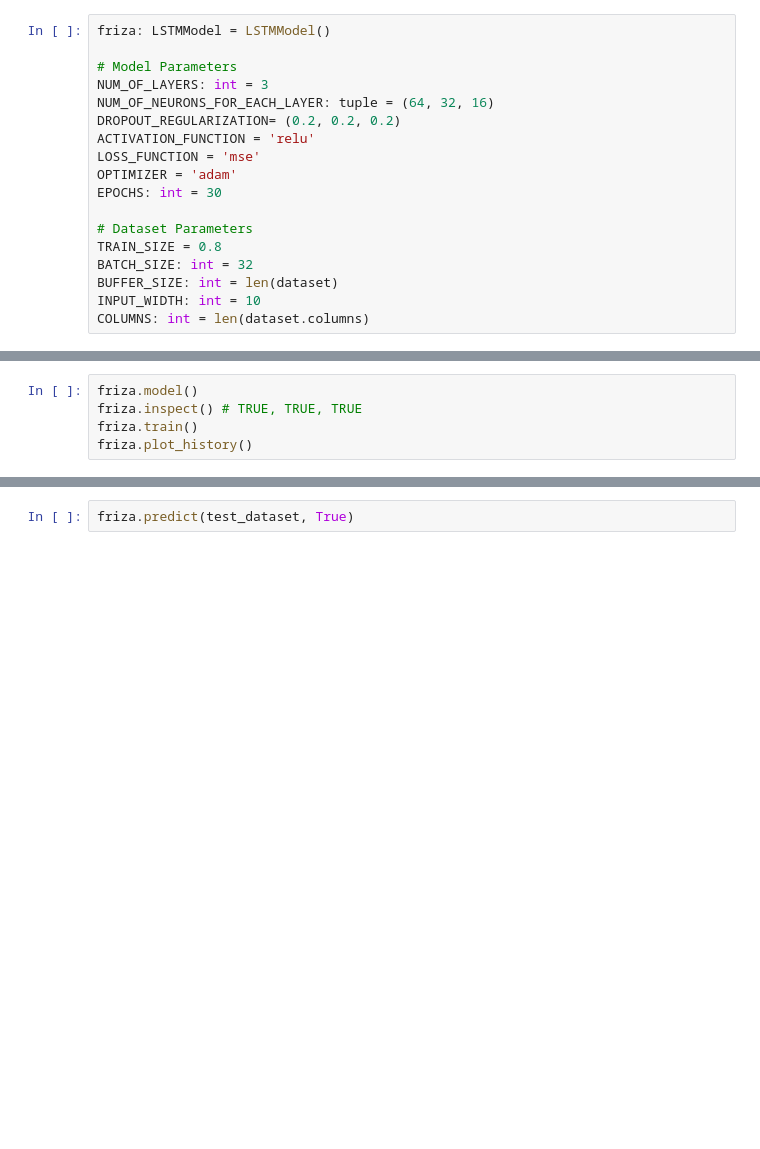
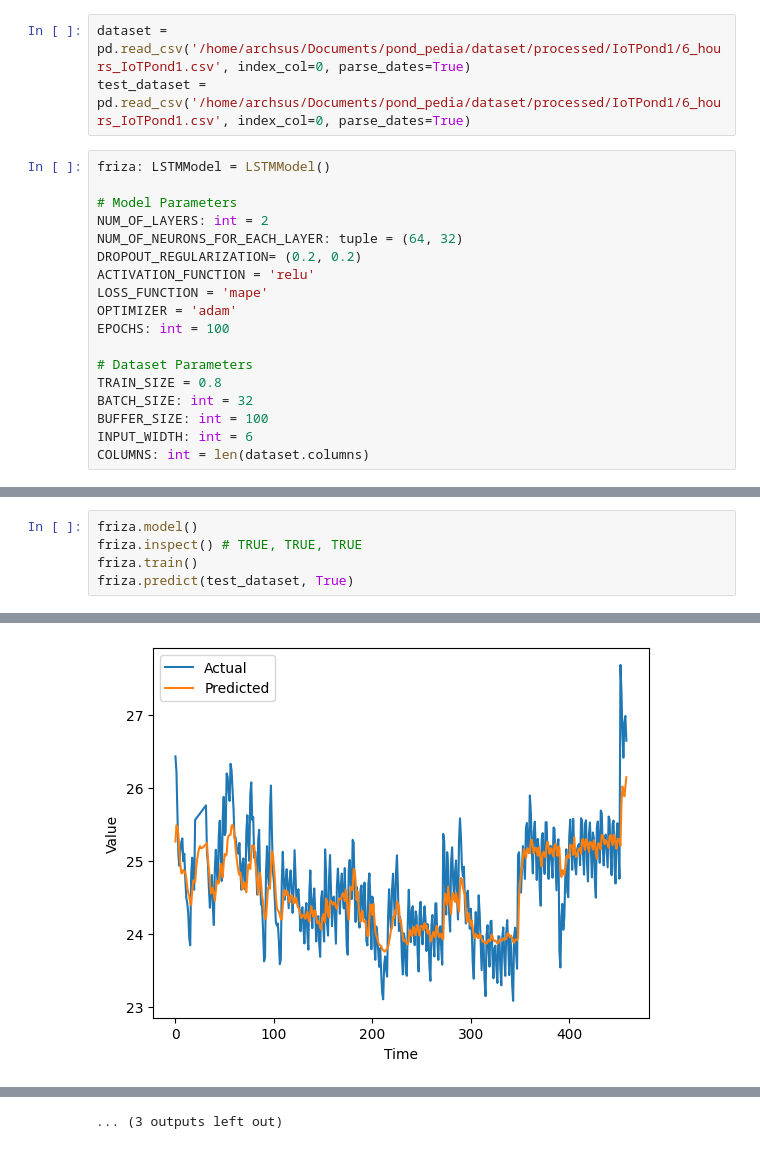
Before and after one commit to PondPedia/machine-learning, a Jupyter notebook: notebook/A1LSTMSS.ipynb, the cells around one changed output, grey strips where cells are left out. Saved outputs shown, nothing was run; the diff lists cells and outputs as text; blank space fills up the shorter version.

Commit message:
Change The Visualization Style and Fix Some Bugs

```diff
--- a/notebook/A1LSTMSS.ipynb
+++ b/notebook/A1LSTMSS.ipynb
@@ -21,18 +4,21 @@ test_dataset = test_dataset.drop(test_dataset.columns[-2:], axis = 1)
+# %%
+dataset = pd.read_csv('/home/archsus/Documents/pond_pedia/dataset/processed/IoTPond1/6_hours_IoTPond1.csv', index_col=0, parse_dates=True)
+test_dataset = pd.read_csv('/home/archsus/Documents/pond_pedia/dataset/processed/IoTPond1/6_hours_IoTPond1.csv', index_col=0, parse_dates=True)
 # %%
 friza: LSTMModel = LSTMModel()
 
 # Model Parameters
-NUM_OF_LAYERS: int = 3
-NUM_OF_NEURONS_FOR_EACH_LAYER: tuple = (64, 32, 16)
-DROPOUT_REGULARIZATION= (0.2, 0.2, 0.2)
+NUM_OF_LAYERS: int = 2
+NUM_OF_NEURONS_FOR_EACH_LAYER: tuple = (64, 32)
+DROPOUT_REGULARIZATION= (0.2, 0.2)
 ACTIVATION_FUNCTION = 'relu'
-LOSS_FUNCTION = 'mse'
+LOSS_FUNCTION = 'mape'
 OPTIMIZER = 'adam'
-EPOCHS: int = 30
+EPOCHS: int = 100
 
 # Dataset Parameters
 TRAIN_SIZE = 0.8
 BATCH_SIZE: int = 32
-BUFFER_SIZE: int = len(dataset)
-INPUT_WIDTH: int = 10
+BUFFER_SIZE: int = 100
+INPUT_WIDTH: int = 6
 COLUMNS: int = len(dataset.columns)
@@ -48,4 +38,5 @@ friza.dataset = (dataset, TRAIN_SIZE)
 friza.model()
 friza.inspect() # TRUE, TRUE, TRUE
 friza.train()
-friza.plot_history()
+friza.predict(test_dataset, True)
+# %% [output]
@@ -51,0 +101 @@ friza.plot_history()
+[figure, added]
@@ -52,2 +106 @@ friza.plot_history()
+... (3 outputs left out)
-# %%
-friza.predict(test_dataset, True)
```
Also changed, not shown: parts of 6 cells of this notebook, 1 other file.
